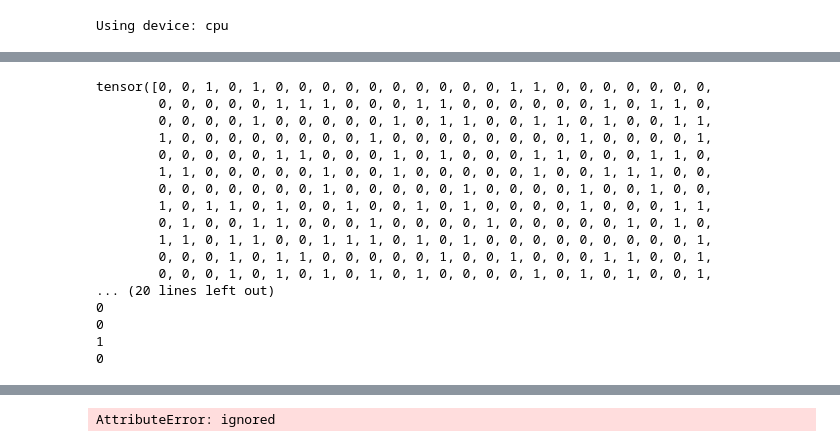
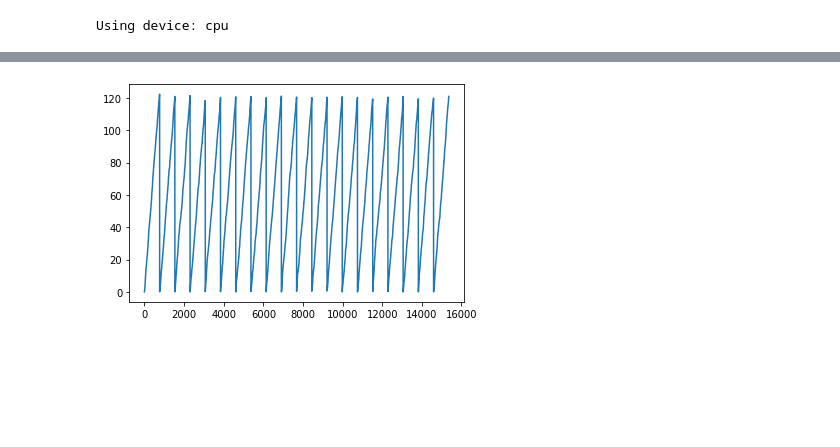
Before and after one commit to PauliusMilmantas/Bakalaurinis_darbas, a Jupyter notebook: Code/Diabetas_HME.ipynb, the cells around one changed output, grey strips where cells are left out. Saved outputs shown, nothing was run; the diff lists cells and outputs as text; code cells hidden in the pictures; blank space fills up the shorter version.

```diff
--- a/Code/Diabetas_HME.ipynb
+++ b/Code/Diabetas_HME.ipynb
@@ -158,31 +154,3 @@ tensor([[  0.0000,  57.0000,  60.0000,  21.7000,  67.0000],
-# %%
-for data in train_loader:
-  labels = torch.from_numpy(np.array(data['class_name']))
-  dat = data['data']
-
-  print(labels)
-  print(labels[0].item())
-  print(labels[1].item())
-  print(labels[2].item())
-  print(labels[3].item())
-# %% [output]
-tensor([0, 0, 1, 0, 1, 0, 0, 0, 0, 0, 0, 0, 0, 0, 0, 1, 1, 0, 0, 0, 0, 0, 0, 0,
-        0, 0, 0, 0, 0, 1, 1, 1, 0, 0, 0, 1, 1, 0, 0, 0, 0, 0, 0, 1, 0, 1, 1, 0,
-        0, 0, 0, 0, 1, 0, 0, 0, 0, 0, 1, 0, 1, 1, 0, 0, 1, 1, 0, 1, 0, 0, 1, 1,
-        1, 0, 0, 0, 0, 0, 0, 0, 0, 1, 0, 0, 0, 0, 0, 0, 0, 0, 1, 0, 0, 0, 0, 1,
-        0, 0, 0, 0, 0, 1, 1, 0, 0, 0, 1, 0, 1, 0, 0, 0, 1, 1, 0, 0, 0, 1, 1, 0,
-        1, 1, 0, 0, 0, 0, 0, 1, 0, 0, 1, 0, 0, 0, 0, 0, 1, 0, 0, 1, 1, 1, 0, 0,
-        0, 0, 0, 0, 0, 0, 0, 1, 0, 0, 0, 0, 0, 1, 0, 0, 0, 0, 1, 0, 0, 1, 0, 0,
-        1, 0, 1, 1, 0, 1, 0, 0, 1, 0, 0, 1, 0, 1, 0, 0, 0, 0, 1, 0, 0, 0, 1, 1,
-        0, 1, 0, 0, 1, 1, 0, 0, 0, 1, 0, 0, 0, 0, 1, 0, 0, 0, 0, 0, 1, 0, 1, 0,
-        1, 1, 0, 1, 1, 0, 0, 1, 1, 1, 0, 1, 0, 1, 0, 0, 0, 0, 0, 0, 0, 0, 0, 1,
-        0, 0, 0, 1, 0, 1, 1, 0, 0, 0, 0, 0, 1, 0, 0, 1, 0, 0, 0, 1, 1, 0, 0, 1,
-        0, 0, 0, 1, 0, 1, 0, 1, 0, 1, 0, 1, 0, 0, 0, 0, 1, 0, 1, 0, 1, 0, 0, 1,
-... (20 lines left out)
-0
-0
-1
-0
 # %%
 def train(train_loader, epoch_amount, save_checkpoint = 10):
   network.eval()
@@ -209,15 +177,11 @@ def train(train_loader, epoch_amount, save_checkpoint = 10):
       for idx in range(len(labels)):
         optimizer.zero_grad()
 
-        print(parsedData[idx])
-        outputs = network(parsedData[idx].flatten().float())
+        outputs = network(torch.Tensor(parsedData[idx].flatten()))
+        realAnswer = [0, 0]
+        realAnswer[labels[idx]] = 1
 
-        print("Size of parsed data: {}".format(len(parsedData[idx])))
-        print("Size of labels: {}".format(len(labels)))
-
-        loss = criterion(torch.Tensor(parsedData[idx]), torch.Tensor(labels[0].item()))
-
-        print("Parsed data tensor: {} Labels tensor: {}".format(torch.Tensor(parsedData[idx]), torch.Tensor(labels[idx].item())))
+        loss = criterion(outputs, torch.Tensor(realAnswer))
 
         loss.backward()
 
@@ -236,5 +200,8 @@ def train(train_loader, epoch_amount, save_checkpoint = 10):
     else:
       checkpoint -= 1
 
-train(train_loader, 1)
+  plt.plot(np.arange(0, len(train_loss_hist), 1), train_loss_hist)
+  plt.show()
+
+train(train_loader, 20)
 # %% [output]
@@ -242 +228 @@ train(train_loader, 1)
-AttributeError: ignored
+[figure, added]
```
Also changed, not shown: parts of 6 cells of this notebook.
